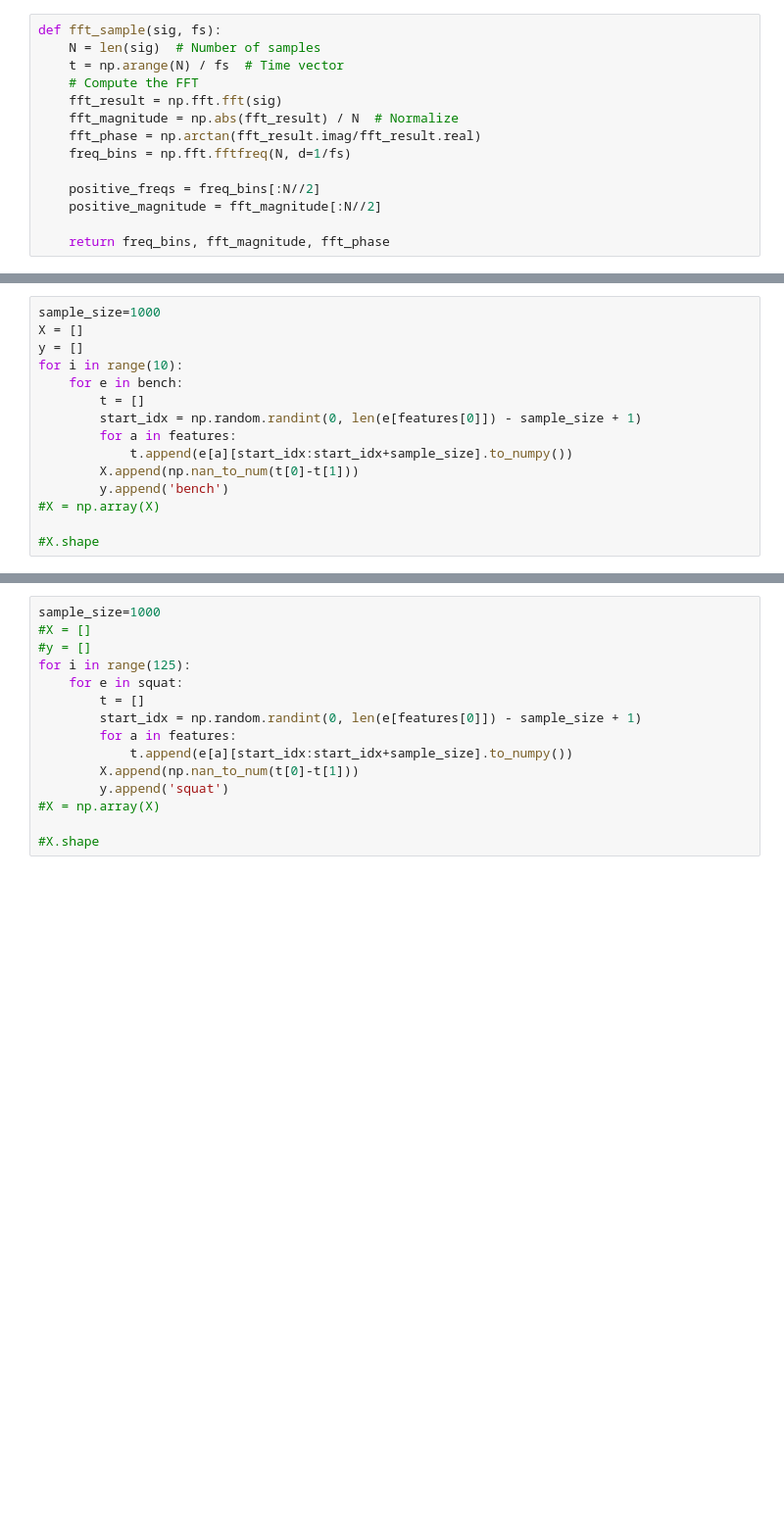
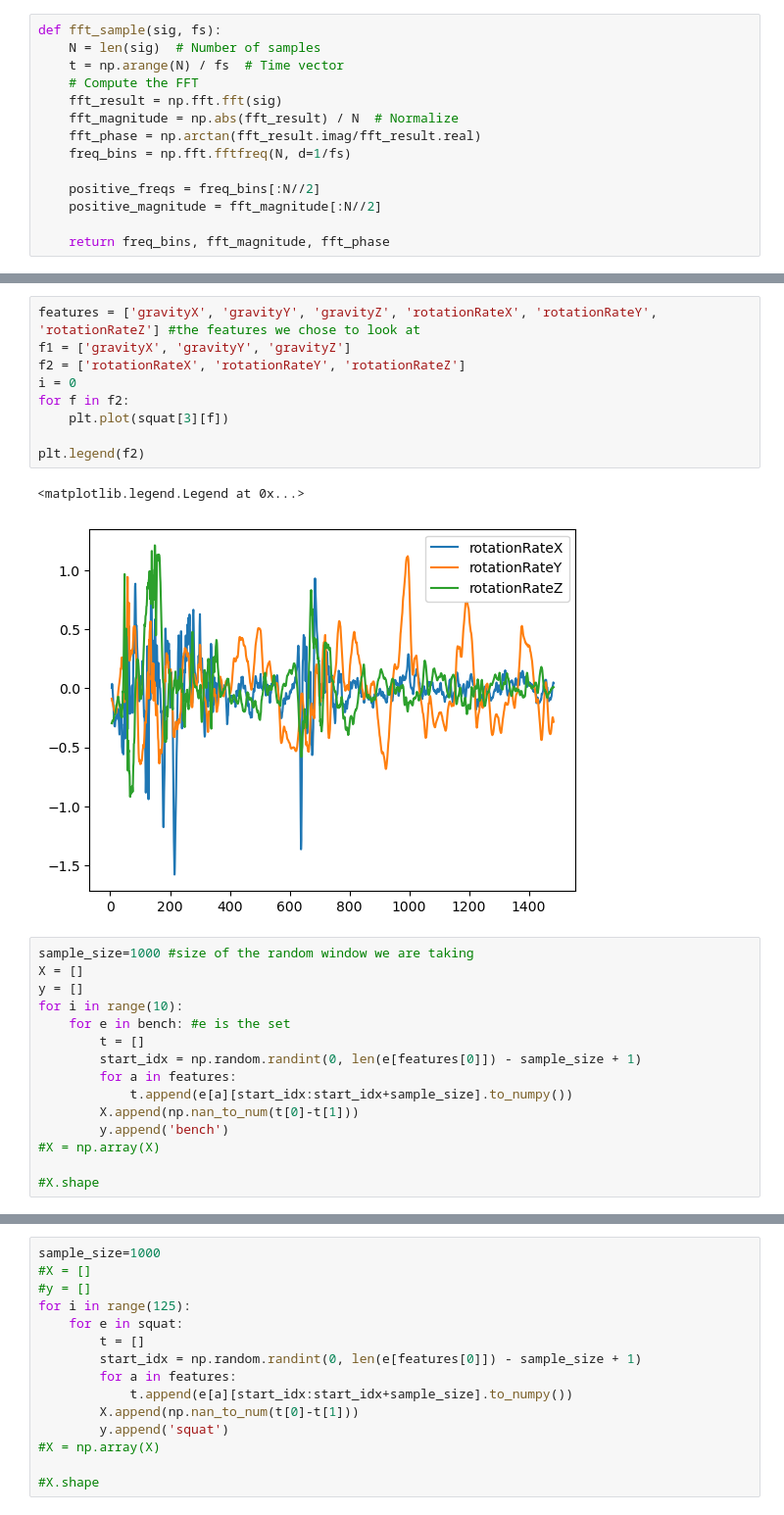
Before and after one commit to NealC17/senior_design, a Jupyter notebook: Untitled.ipynb, the cells around one changed output, grey strips where cells are left out. Shown at 98% size. Drawn from its saved outputs; the diff is of its cells as text; blank space fills up the shorter version.

```diff
--- a/Untitled.ipynb
+++ b/Untitled.ipynb
@@ -61,9 +66,21 @@ for f in features:
+# %%
+features = ['gravityX', 'gravityY', 'gravityZ', 'rotationRateX', 'rotationRateY', 'rotationRateZ'] #the features we chose to look at
+f1 = ['gravityX', 'gravityY', 'gravityZ']
+f2 = ['rotationRateX', 'rotationRateY', 'rotationRateZ']
+i = 0
+for f in f2:
+    plt.plot(squat[3][f])
+
+plt.legend(f2)
+# %% [output]
+<matplotlib.legend.Legend at 0x...>
+[figure, added]
 # %%
-sample_size=1000
+sample_size=1000 #size of the random window we are taking
 X = []
 y = []
 for i in range(10):
-    for e in bench:
+    for e in bench: #e is the set
         t = []
         start_idx = np.random.randint(0, len(e[features[0]]) - sample_size + 1)
         for a in features:
```
Also changed, not shown: parts of 4 cells of this notebook.
